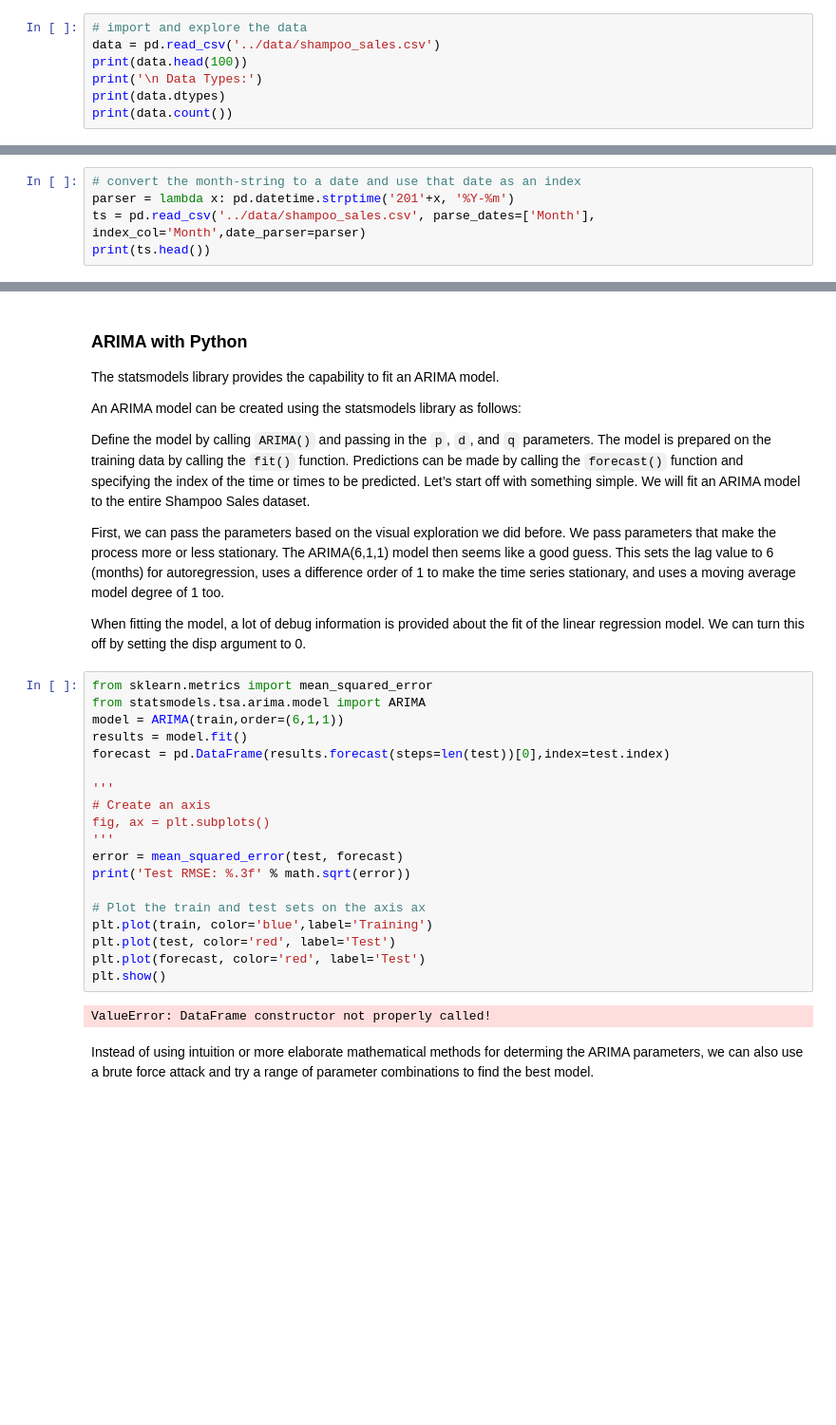
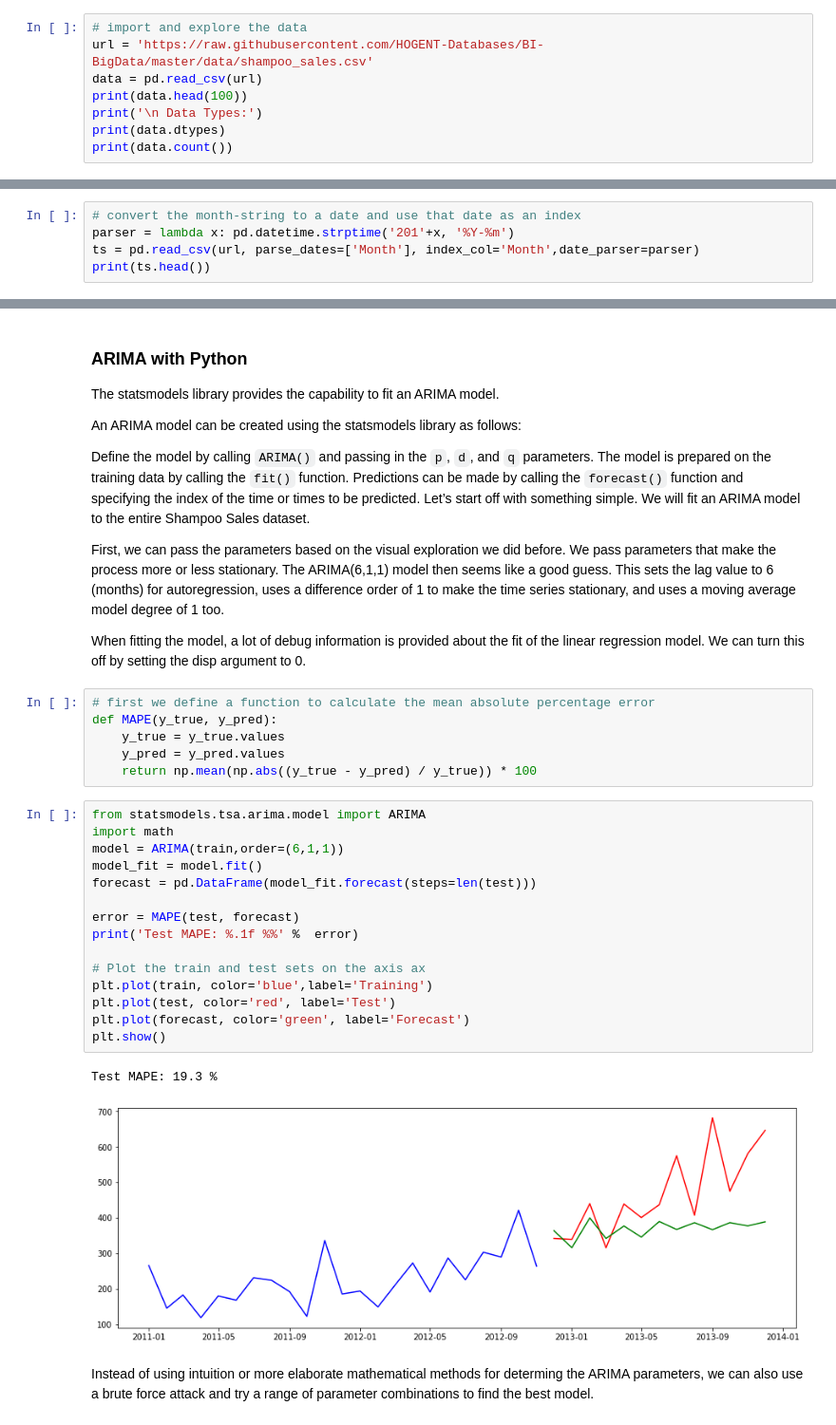
Before and after one commit to HOGENT-Databases/BI-BigData, a Jupyter notebook: notebooks/TS_ARIMA.ipynb, the cells around one changed output, grey strips where cells are left out. Shown at 95% size. Cells and saved outputs as stored; diff of their text form; blank space fills up the shorter version.

```diff
--- a/notebooks/TS_ARIMA.ipynb
+++ b/notebooks/TS_ARIMA.ipynb
@@ -20,7 +20,8 @@ rcParams['figure.figsize'] = 15,5
 The shampoo sales dataset is a famous dataset that contains the monthly shampoo sales during three consecutive years.
 # %%
 # import and explore the data
-data = pd.read_csv('../data/shampoo_sales.csv')
+url = 'https://raw.githubusercontent.com/HOGENT-Databases/BI-BigData/master/data/shampoo_sales.csv'
+data = pd.read_csv(url)
 print(data.head(100))
 print('\n Data Types:')
 print(data.dtypes)
@@ -48,7 +49,7 @@ The data contains a particular year number+month and sales in that month. This c
 # %%
 # convert the month-string to a date and use that date as an index
 parser = lambda x: pd.datetime.strptime('201'+x, '%Y-%m')
-ts = pd.read_csv('../data/shampoo_sales.csv', parse_dates=['Month'], index_col='Month',date_parser=parser)
+ts = pd.read_csv(url, parse_dates=['Month'], index_col='Month',date_parser=parser)
 print(ts.head())
 # %% [output]
             Sales
@@ -256,27 +257,30 @@ Let’s start off with something simple. We will fit an ARIMA model to the entir
 First, we can pass the parameters based on the visual exploration we did before. We pass parameters that make the process more or less stationary. The ARIMA(6,1,1) model then seems like a good guess. This sets the lag value to 6 (months) for autoregression, uses a difference order of 1 to make the time series stationary, and uses a moving average model degree of  1 too.
 
 When fitting the model, a lot of debug information is provided about the fit of the linear regression model. We can turn this off by setting the disp argument to 0.
+# %%
+# first we define a function to calculate the mean absolute percentage error
+def MAPE(y_true, y_pred):
+    y_true = y_true.values
+    y_pred = y_pred.values
+    return np.mean(np.abs((y_true - y_pred) / y_true)) * 100
 # %%
-from sklearn.metrics import mean_squared_error
 from statsmodels.tsa.arima.model import ARIMA
+import math
 model = ARIMA(train,order=(6,1,1))
-results = model.fit()
-forecast = pd.DataFrame(results.forecast(steps=len(test))[0],index=test.index)
+model_fit = model.fit()
+forecast = pd.DataFrame(model_fit.forecast(steps=len(test)))
 
-'''
-# Create an axis
-fig, ax = plt.subplots()
-'''
-error = mean_squared_error(test, forecast)
-print('Test RMSE: %.3f' % math.sqrt(error))
+error = MAPE(test, forecast)
+print('Test MAPE: %.1f %%' %  error)
 
 # Plot the train and test sets on the axis ax
 plt.plot(train, color='blue',label='Training')
 plt.plot(test, color='red', label='Test')
-plt.plot(forecast, color='red', label='Test')
+plt.plot(forecast, color='green', label='Forecast')
 plt.show()
 # %% [output]
-ValueError: DataFrame constructor not properly called!
+Test MAPE: 19.3 %
+[figure, added]
 # %% [markdown]
 Instead of using intuition or more elaborate mathematical methods for determing the ARIMA parameters, we can also use a brute force attack and try a range of parameter combinations to find the best model.
 # %% [raw]
```
Also changed, not shown: parts of 4 cells of this notebook, 3 other files.
